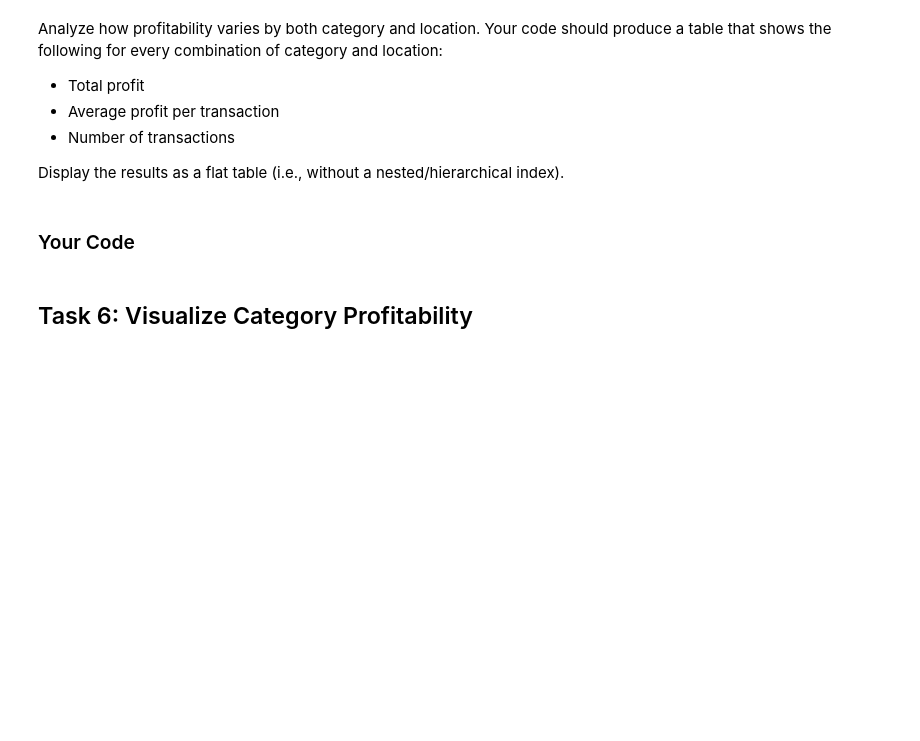
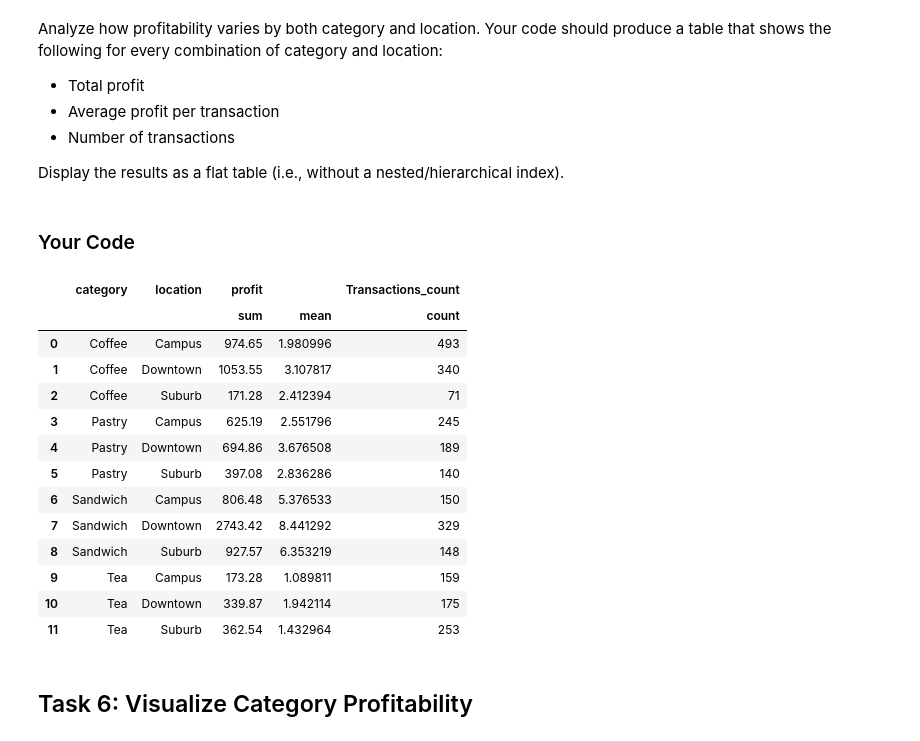
Before and after one commit to opc0002/py4eda-work, a Jupyter notebook: test2b/test_2b.ipynb, the cells around one changed output. Drawn from its saved outputs; the diff is of its cells as text; code cells hidden in the pictures; blank space fills up the shorter version.

```diff
--- a/test2b/test_2b.ipynb
+++ b/test2b/test_2b.ipynb
@@ -186,6 +264,25 @@ Display the results as a flat table (i.e., without a nested/hierarchical index).
 ### Your Code
 # %%
 # Task 5: groupby multiple columns, .agg() with dict, reset_index()
+summary = salesProducts.groupby(['category', 'location']).agg({
+    'profit' : ["sum", 'mean'],
+    'transaction_id' : 'count'}).rename(columns={'transaction_id': 'Transactions_count'})
+summary.reset_index()
+# %% [output]
+|  | category | location | profit |  | Transactions_count |
+|  |  |  | sum | mean | count |
+| 0 | Coffee | Campus | 974.65 | 1.980996 | 493 |
+| 1 | Coffee | Downtown | 1053.55 | 3.107817 | 340 |
+| 2 | Coffee | Suburb | 171.28 | 2.412394 | 71 |
+| 3 | Pastry | Campus | 625.19 | 2.551796 | 245 |
+| 4 | Pastry | Downtown | 694.86 | 3.676508 | 189 |
+| 5 | Pastry | Suburb | 397.08 | 2.836286 | 140 |
+| 6 | Sandwich | Campus | 806.48 | 5.376533 | 150 |
+| 7 | Sandwich | Downtown | 2743.42 | 8.441292 | 329 |
+| 8 | Sandwich | Suburb | 927.57 | 6.353219 | 148 |
+| 9 | Tea | Campus | 173.28 | 1.089811 | 159 |
+| 10 | Tea | Downtown | 339.87 | 1.942114 | 175 |
+| 11 | Tea | Suburb | 362.54 | 1.432964 | 253 |
 # %% [markdown]
 ## Task 6: Visualize Category Profitability
 # %% [markdown]
```
Also changed, not shown: parts of 6 cells of this notebook.
